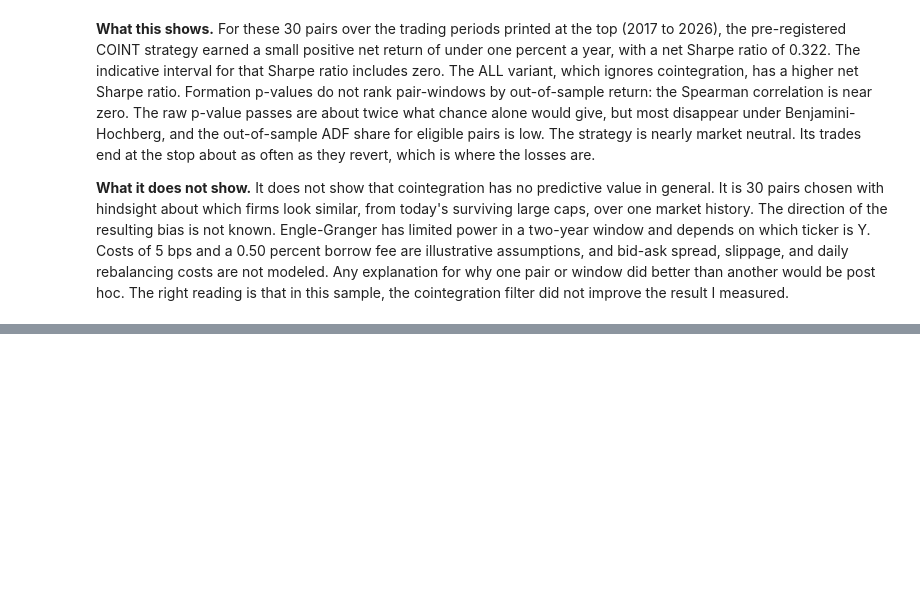
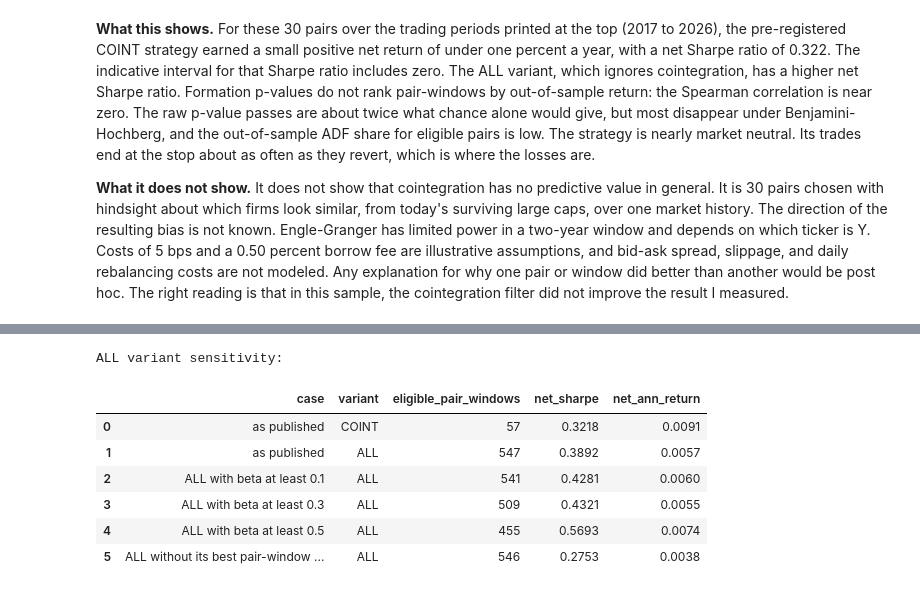
Before and after one commit to mann-patel07/Pairs-Trading-Walkforward, a Jupyter notebook: 2_Walkforward_Analysis.ipynb, the cells around one changed output, grey strips where cells are left out. Saved outputs shown, nothing was run; the diff lists cells and outputs as text; code cells hidden in the pictures; blank space fills up the shorter version.

```diff
--- a/2_Walkforward_Analysis.ipynb
+++ b/2_Walkforward_Analysis.ipynb
@@ -311,0 +328,12 @@ Higher costs lower the Sharpe ratio of every variant, as expected. The entry-thr
+# %%
+print("ALL variant sensitivity:")
+display(pd.read_csv("results/all_variant_sensitivity.csv").round(4))
+# %% [output]
+ALL variant sensitivity:
+|  | case | variant | eligible_pair_windows | net_sharpe | net_ann_return |
+| 0 | as published | COINT | 57 | 0.3218 | 0.0091 |
+| 1 | as published | ALL | 547 | 0.3892 | 0.0057 |
+| 2 | ALL with beta at least 0.1 | ALL | 541 | 0.4281 | 0.0060 |
+| 3 | ALL with beta at least 0.3 | ALL | 509 | 0.4321 | 0.0055 |
+| 4 | ALL with beta at least 0.5 | ALL | 455 | 0.5693 | 0.0074 |
+| 5 | ALL without its best pair-window ... | ALL | 546 | 0.2753 | 0.0038 |
```
Also changed, not shown: parts of 3 cells of this notebook, 6 other files.
